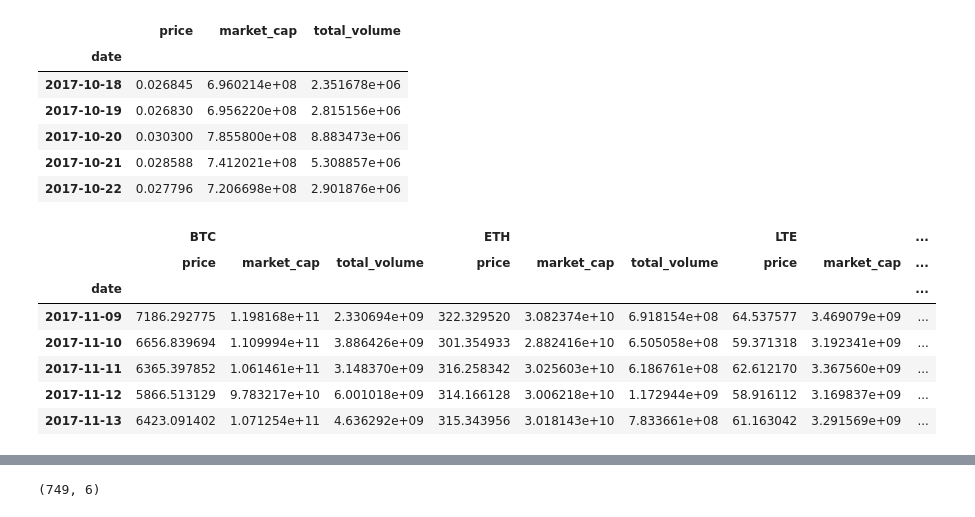
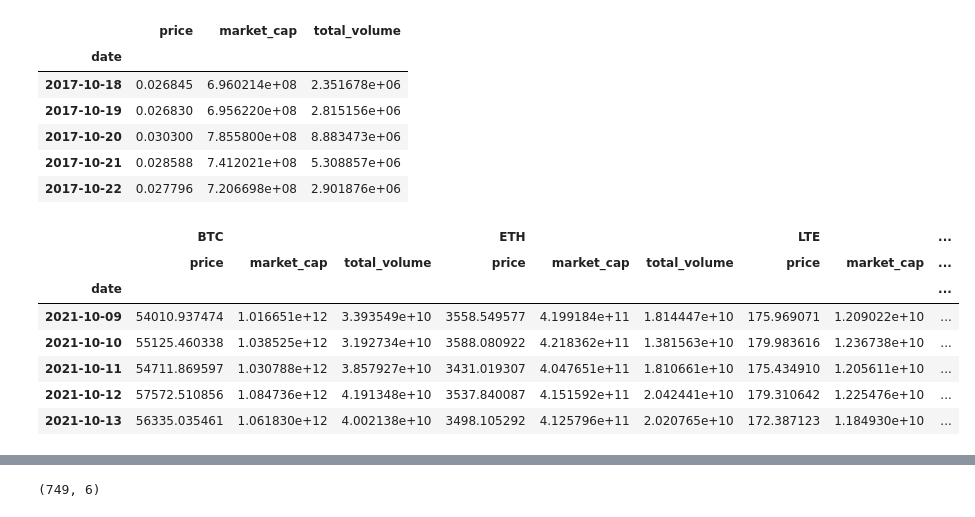
Before and after one commit to toniahurst/project_2, a Jupyter notebook: data_collection_db.ipynb, the cells around one changed output, grey strips where cells are left out. Saved outputs shown, nothing was run; the diff lists cells and outputs as text; code cells hidden in the pictures.

```diff
--- a/data_collection_db.ipynb
+++ b/data_collection_db.ipynb
@@ -167,16 +152,16 @@ to_merge_dict = {
 # %%
 #Coin Merged DataFrame
 merged_coin_df = pd.concat(to_merge_dict.values(), keys=to_merge_dict.keys(), axis=1, join='inner')
-merged_coin_df.head()
+merged_coin_df.tail()
 # %% [output]
 |  | BTC |  |  | ETH |  |  | LTE |  | ... |
 |  | price | market_cap | total_volume | price | market_cap | total_volume | price | market_cap | ... |
 | date |  |  |  |  |  |  |  |  | ... |
-| 2017-11-09 | 7186.292775 | 1.198168e+11 | 2.330694e+09 | 322.329520 | 3.082374e+10 | 6.918154e+08 | 64.537577 | 3.469079e+09 | ... |
-| 2017-11-10 | 6656.839694 | 1.109994e+11 | 3.886426e+09 | 301.354933 | 2.882416e+10 | 6.505058e+08 | 59.371318 | 3.192341e+09 | ... |
-| 2017-11-11 | 6365.397852 | 1.061461e+11 | 3.148370e+09 | 316.258342 | 3.025603e+10 | 6.186761e+08 | 62.612170 | 3.367560e+09 | ... |
-| 2017-11-12 | 5866.513129 | 9.783217e+10 | 6.001018e+09 | 314.166128 | 3.006218e+10 | 1.172944e+09 | 58.916112 | 3.169837e+09 | ... |
-| 2017-11-13 | 6423.091402 | 1.071254e+11 | 4.636292e+09 | 315.343956 | 3.018143e+10 | 7.833661e+08 | 61.163042 | 3.291569e+09 | ... |
+| 2021-10-09 | 54010.937474 | 1.016651e+12 | 3.393549e+10 | 3558.549577 | 4.199184e+11 | 1.814447e+10 | 175.969071 | 1.209022e+10 | ... |
+| 2021-10-10 | 55125.460338 | 1.038525e+12 | 3.192734e+10 | 3588.080922 | 4.218362e+11 | 1.381563e+10 | 179.983616 | 1.236738e+10 | ... |
+| 2021-10-11 | 54711.869597 | 1.030788e+12 | 3.857927e+10 | 3431.019307 | 4.047651e+11 | 1.810661e+10 | 175.434910 | 1.205611e+10 | ... |
+| 2021-10-12 | 57572.510856 | 1.084736e+12 | 4.191348e+10 | 3537.840087 | 4.151592e+11 | 2.042441e+10 | 179.310642 | 1.225476e+10 | ... |
+| 2021-10-13 | 56335.035461 | 1.061830e+12 | 4.002138e+10 | 3498.105292 | 4.125796e+11 | 2.020765e+10 | 172.387123 | 1.184930e+10 | ... |
 # %%
 merged_coin_df.to_json('./Resources/crypto_data.json')
 # %%
```
Also changed, not shown: parts of 55 cells of this notebook, 4 other files.
